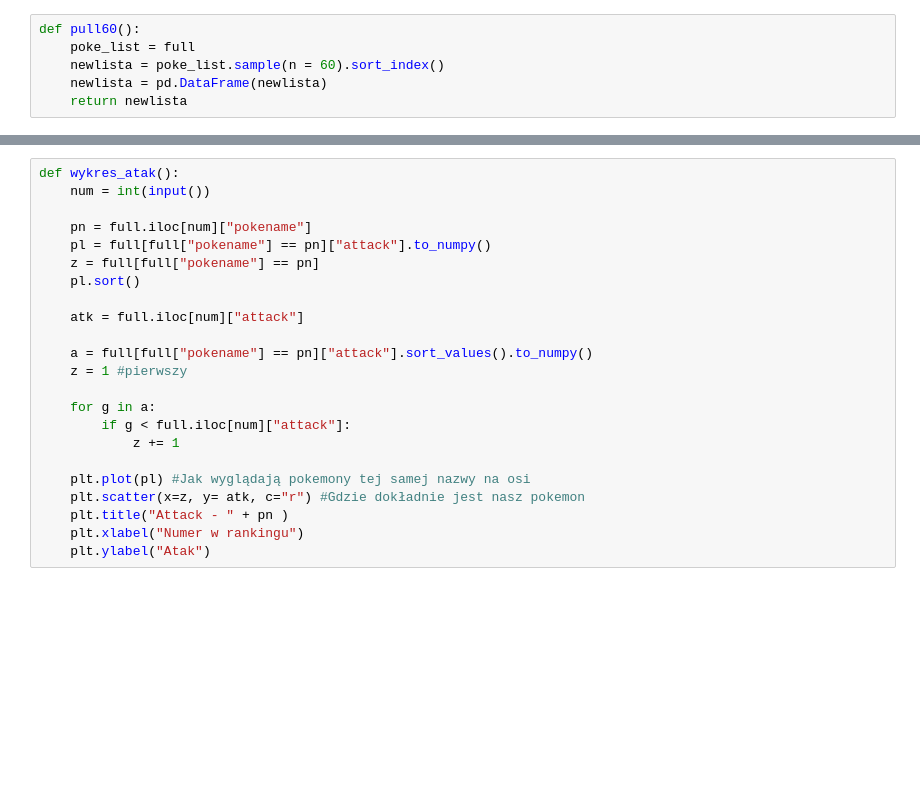
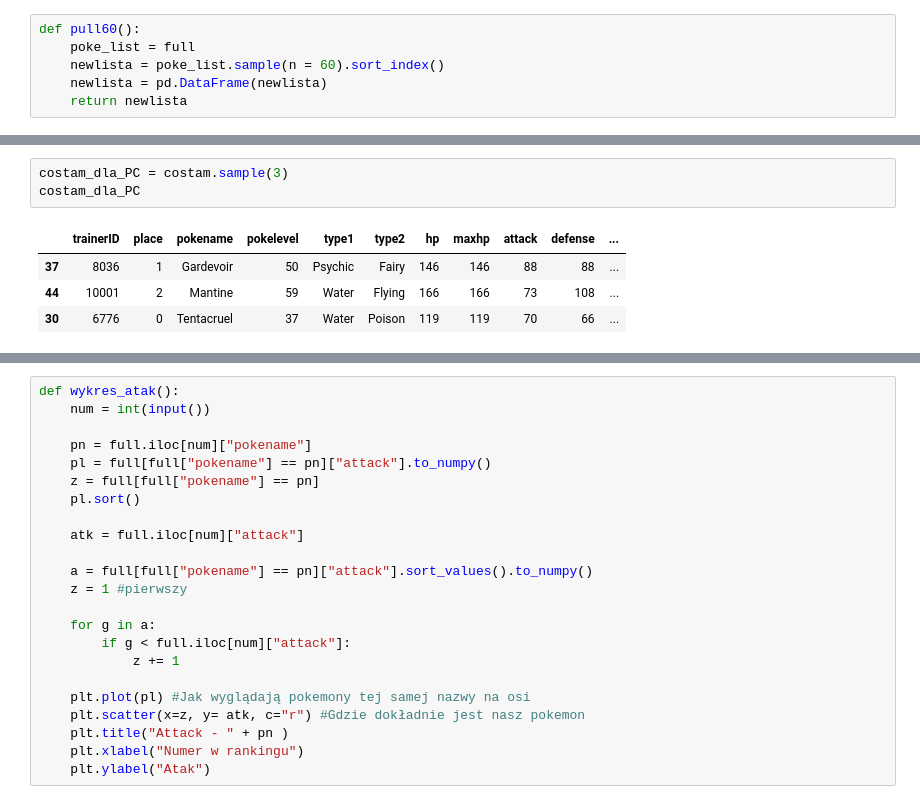
Before and after one commit to infoshareacademy/jdszr5-baraja, a Jupyter notebook: Pokemony/Pokemon_Dev.ipynb, the cells around one changed output, grey strips where cells are left out. Cells and saved outputs as stored; diff of their text form; blank space fills up the shorter version.

```diff
--- a/Pokemony/Pokemon_Dev.ipynb
+++ b/Pokemony/Pokemon_Dev.ipynb
@@ -203,0 +259,8 @@ costam.reset_index(drop=True)
+# %%
+costam_dla_PC = costam.sample(3)
+costam_dla_PC
+# %% [output]
+|  | trainerID | place | pokename | pokelevel | type1 | type2 | hp | maxhp | attack | defense | ... |
+| 37 | 8036 | 1 | Gardevoir | 50 | Psychic | Fairy | 146 | 146 | 88 | 88 | ... |
+| 44 | 10001 | 2 | Mantine | 59 | Water | Flying | 166 | 166 | 73 | 108 | ... |
+| 30 | 6776 | 0 | Tentacruel | 37 | Water | Poison | 119 | 119 | 70 | 66 | ... |
```
Also changed, not shown: parts of 11 cells of this notebook.
